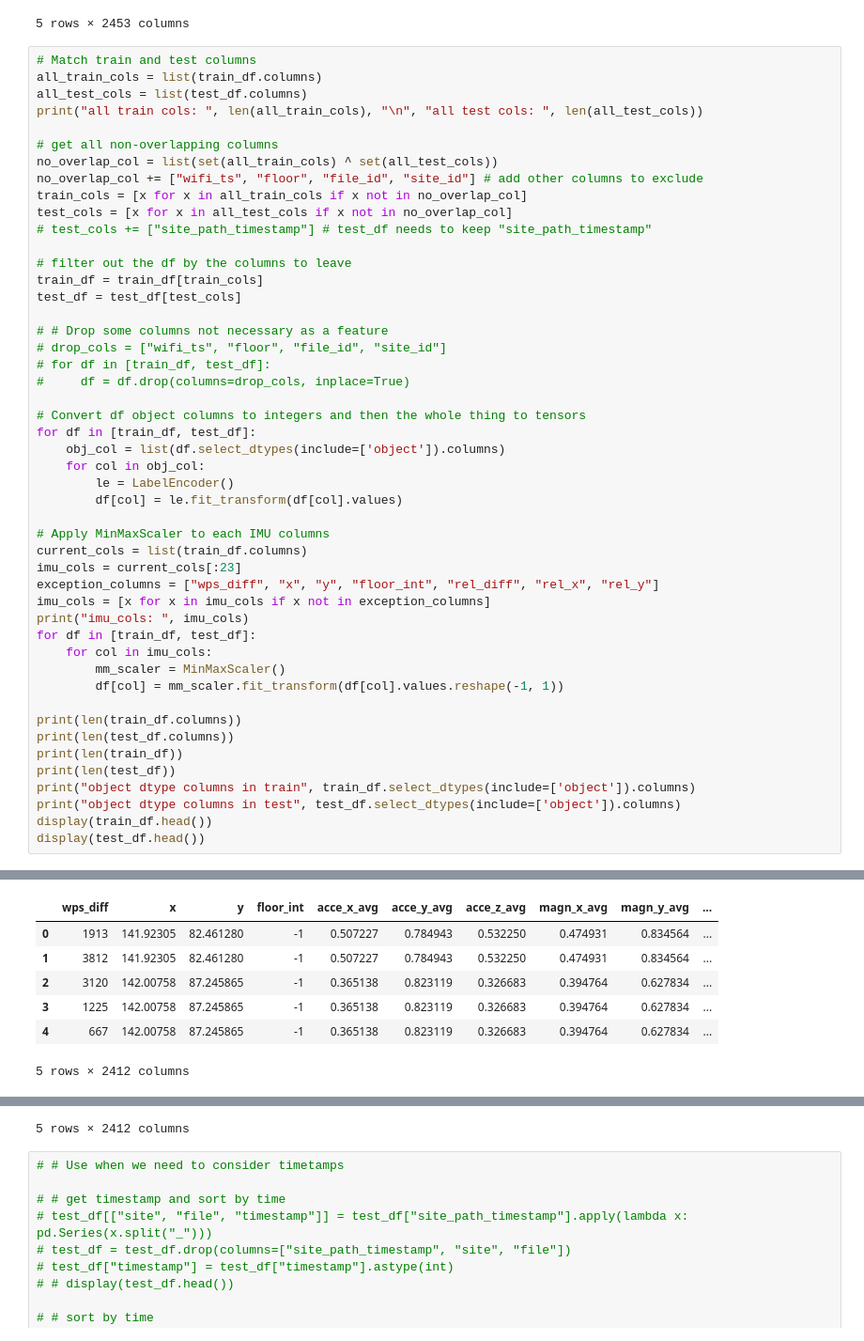
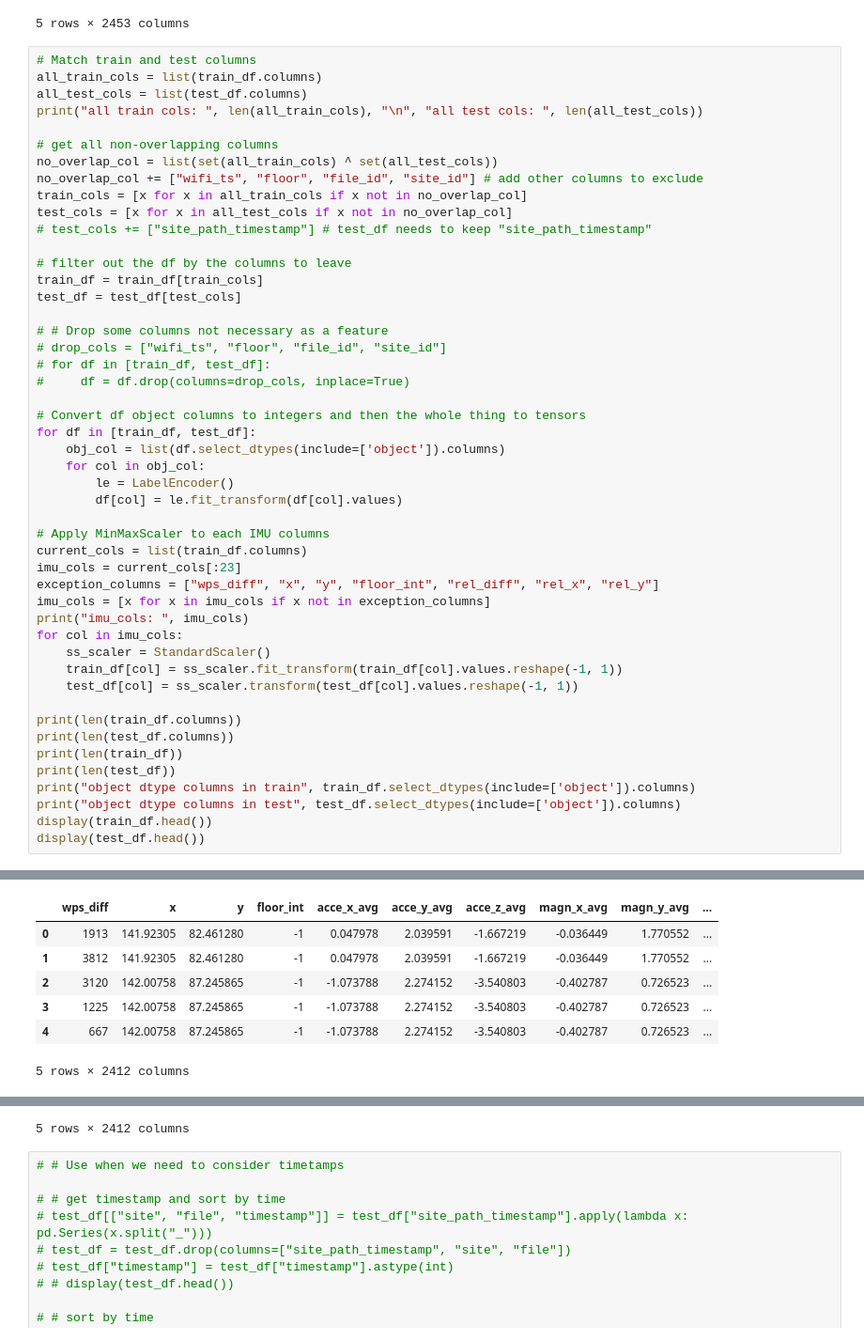
Before and after one commit to robot269006/indoor, a Jupyter notebook: indoor_model_Conv1dMaxPoolGRU_kfold_train6_1.ipynb, the cells around one changed output, grey strips where cells are left out. Shown: that part at 94% size. Cells and saved outputs as stored; diff of their text form.

```diff
--- a/indoor_model_Conv1dMaxPoolGRU_kfold_train6_1.ipynb
+++ b/indoor_model_Conv1dMaxPoolGRU_kfold_train6_1.ipynb
@@ -160,41 +160,41 @@ for df in [train_df, test_df]:
     for col in obj_col:
         le = LabelEncoder()
         df[col] = le.fit_transform(df[col].values)
 
 # Apply MinMaxScaler to each IMU columns
 current_cols = list(train_df.columns)
 imu_cols = current_cols[:23]
 exception_columns = ["wps_diff", "x", "y", "floor_int", "rel_diff", "rel_x", "rel_y"]
 imu_cols = [x for x in imu_cols if x not in exception_columns]
 print("imu_cols: ", imu_cols)
-for df in [train_df, test_df]:
-    for col in imu_cols:
-        mm_scaler = MinMaxScaler()
-        df[col] = mm_scaler.fit_transform(df[col].values.reshape(-1, 1))
+for col in imu_cols:
+    ss_scaler = StandardScaler()
+    train_df[col] = ss_scaler.fit_transform(train_df[col].values.reshape(-1, 1))
+    test_df[col] = ss_scaler.transform(test_df[col].values.reshape(-1, 1))
 
 print(len(train_df.columns))
 print(len(test_df.columns))
 print(len(train_df))
 print(len(test_df))
 print("object dtype columns in train", train_df.select_dtypes(include=['object']).columns)
 print("object dtype columns in test", test_df.select_dtypes(include=['object']).columns)
 display(train_df.head())
 display(test_df.head())
 # %% [output]
 all train cols:  3424
  all test cols:  2453
 imu_cols:  ['acce_x_avg', 'acce_y_avg', 'acce_z_avg', 'magn_x_avg', 'magn_y_avg', 'magn_z_avg', 'magn_st', 'ahrs_x_avg', 'ahrs_y_avg', 'ahrs_z_avg', 'gyro_x_avg', 'gyro_y_avg', 'gyro_z_avg', 'magn_u_x ...
 2412
 2412
 9296
 300
 object dtype columns in train Index([], dtype='object')
 object dtype columns in test Index([], dtype='object')
 |  | wps_diff | x | y | floor_int | acce_x_avg | acce_y_avg | acce_z_avg | magn_x_avg | magn_y_avg | ... |
-| 0 | 1913 | 141.92305 | 82.461280 | -1 | 0.507227 | 0.784943 | 0.532250 | 0.474931 | 0.834564 | ... |
-| 1 | 3812 | 141.92305 | 82.461280 | -1 | 0.507227 | 0.784943 | 0.532250 | 0.474931 | 0.834564 | ... |
-| 2 | 3120 | 142.00758 | 87.245865 | -1 | 0.365138 | 0.823119 | 0.326683 | 0.394764 | 0.627834 | ... |
-| 3 | 1225 | 142.00758 | 87.245865 | -1 | 0.365138 | 0.823119 | 0.326683 | 0.394764 | 0.627834 | ... |
-| 4 | 667 | 142.00758 | 87.245865 | -1 | 0.365138 | 0.823119 | 0.326683 | 0.394764 | 0.627834 | ... |
+| 0 | 1913 | 141.92305 | 82.461280 | -1 | 0.047978 | 2.039591 | -1.667219 | -0.036449 | 1.770552 | ... |
+| 1 | 3812 | 141.92305 | 82.461280 | -1 | 0.047978 | 2.039591 | -1.667219 | -0.036449 | 1.770552 | ... |
+| 2 | 3120 | 142.00758 | 87.245865 | -1 | -1.073788 | 2.274152 | -3.540803 | -0.402787 | 0.726523 | ... |
+| 3 | 1225 | 142.00758 | 87.245865 | -1 | -1.073788 | 2.274152 | -3.540803 | -0.402787 | 0.726523 | ... |
+| 4 | 667 | 142.00758 | 87.245865 | -1 | -1.073788 | 2.274152 | -3.540803 | -0.402787 | 0.726523 | ... |
 5 rows × 2412 columns
 |  | wps_diff | x | y | floor_int | acce_x_avg | acce_y_avg | acce_z_avg | magn_x_avg | magn_y_avg | ... |
```
Also changed, not shown: parts of 7 cells of this notebook.
